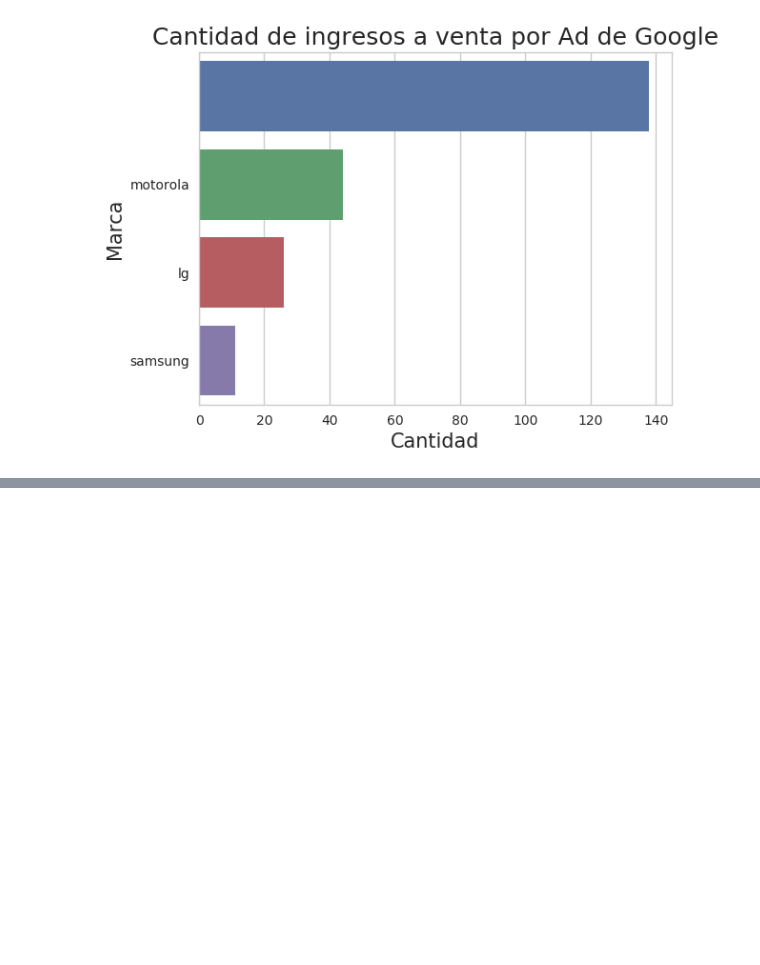
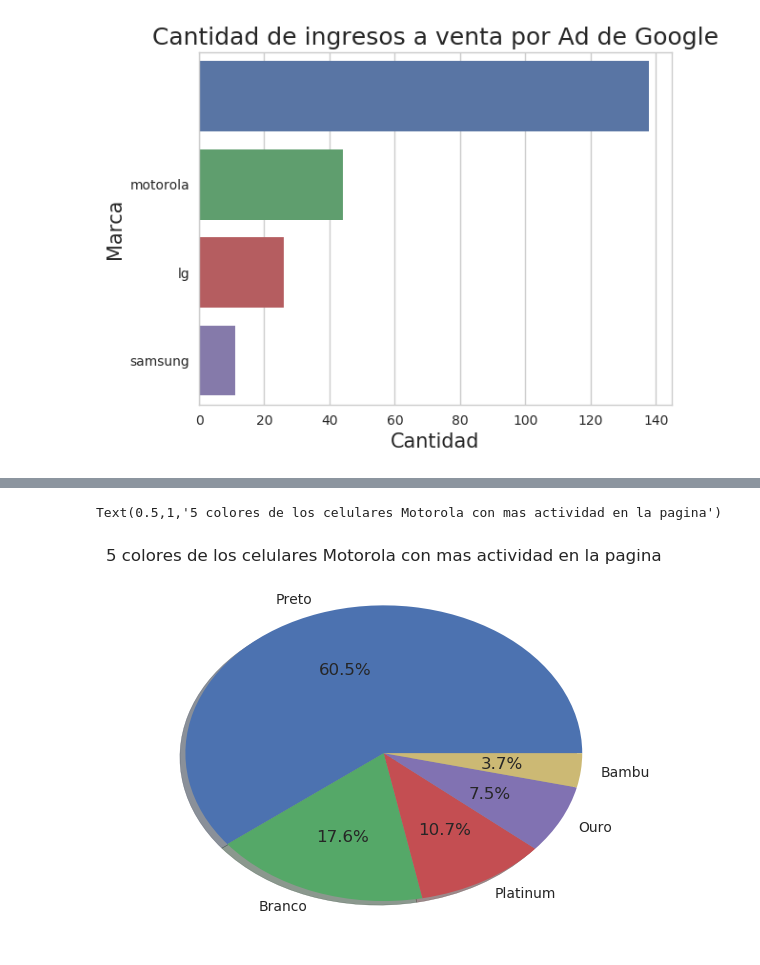
Before and after one commit to EugeniaFranchi/TP-Datos, a Jupyter notebook: TpDatos.ipynb, the cells around one changed output, grey strips where cells are left out. Drawn from its saved outputs; the diff is of its cells as text; code cells hidden in the pictures; blank space fills up the shorter version.

```diff
--- a/TpDatos.ipynb
+++ b/TpDatos.ipynb
@@ -270,0 +277,6 @@ top5ColoresMotorola = dataframe['color general'].value_counts().head(5).index.to
+# %%
+g1=plt.pie(top5ColoresMotorola,labels=top5ColoresMotorola.index,shadow=True,autopct='%1.1f%%')
+plt.title('5 colores de los celulares Motorola con mas actividad en la pagina')
+# %% [output]
+Text(0.5,1,'5 colores de los celulares Motorola con mas actividad en la pagina')
+[figure, added]
```
Also changed, not shown: parts of 9 cells of this notebook.
